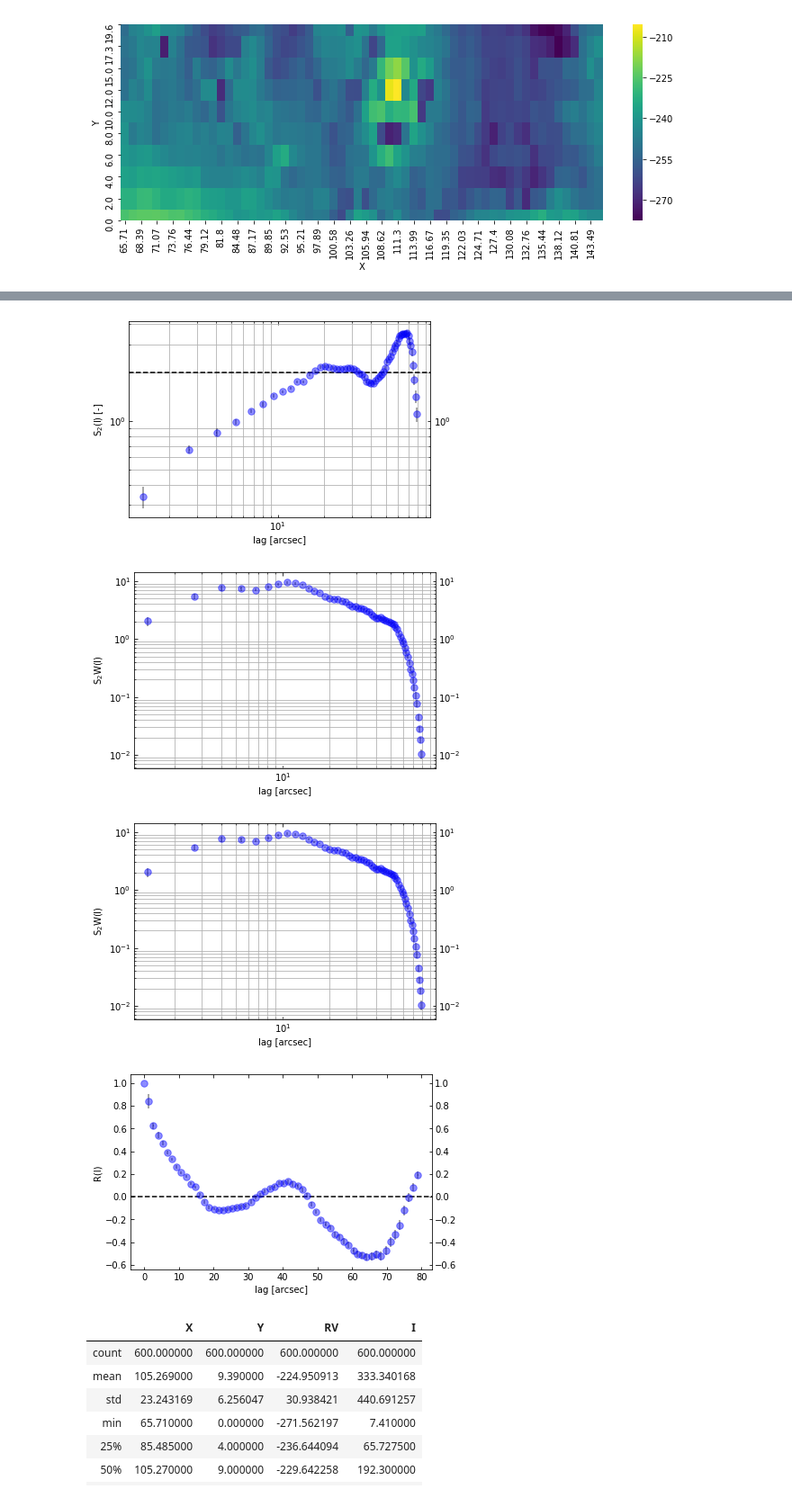
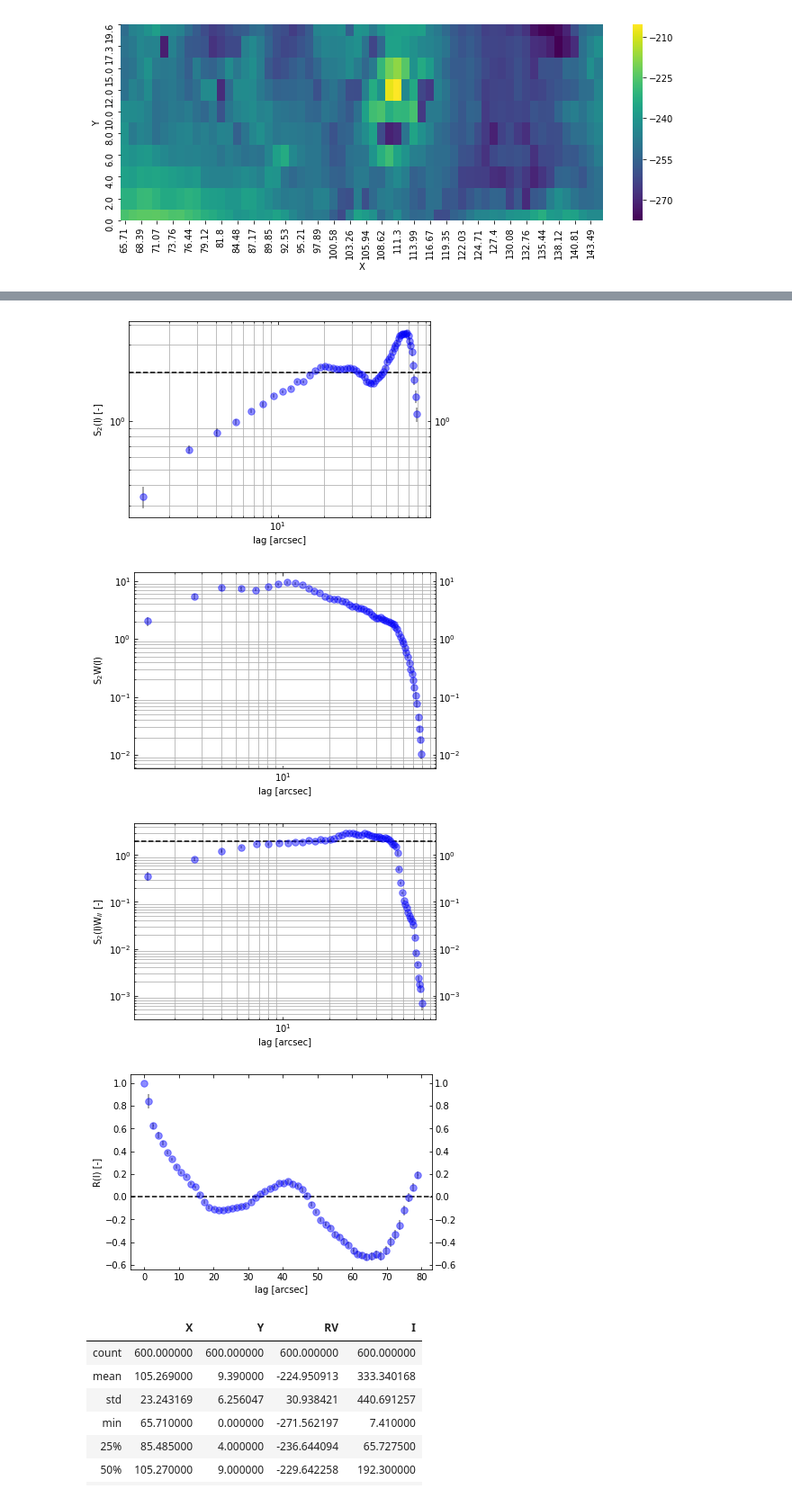
Before and after one commit to will-henney/JavGVastro-PhD, a Jupyter notebook: 604SA.ipynb, the cells around one changed output, grey strips where cells are left out. Shown at 90% size. Cells and saved outputs as stored; diff of their text form; code cells hidden in the pictures.

```diff
--- a/604SA.ipynb
+++ b/604SA.ipynb
@@ -94,16 +94,16 @@ plt.gca().invert_yaxis()
 # %%
 sfH00=sosf(dt)
 sfnH00=sosfnorm(dt)
 sfwH00=sosfw(dt)
-sfw2H00=sosfw(dt)
+sfw2H00=sosfw2(dt)
 afH00=acf(dt)
 #psH00=ps(dt)
 # %% [output]
 [figure]
 [figure]
 [figure]
-[figure, old version]
+[figure, new version]
-[figure, old version]
+[figure, new version]
 # %%
 datap='dataI6583.csv'
 dt=pd.read_csv(datap)
```
Also changed, not shown: parts of 35 cells of this notebook, 1 other file.
